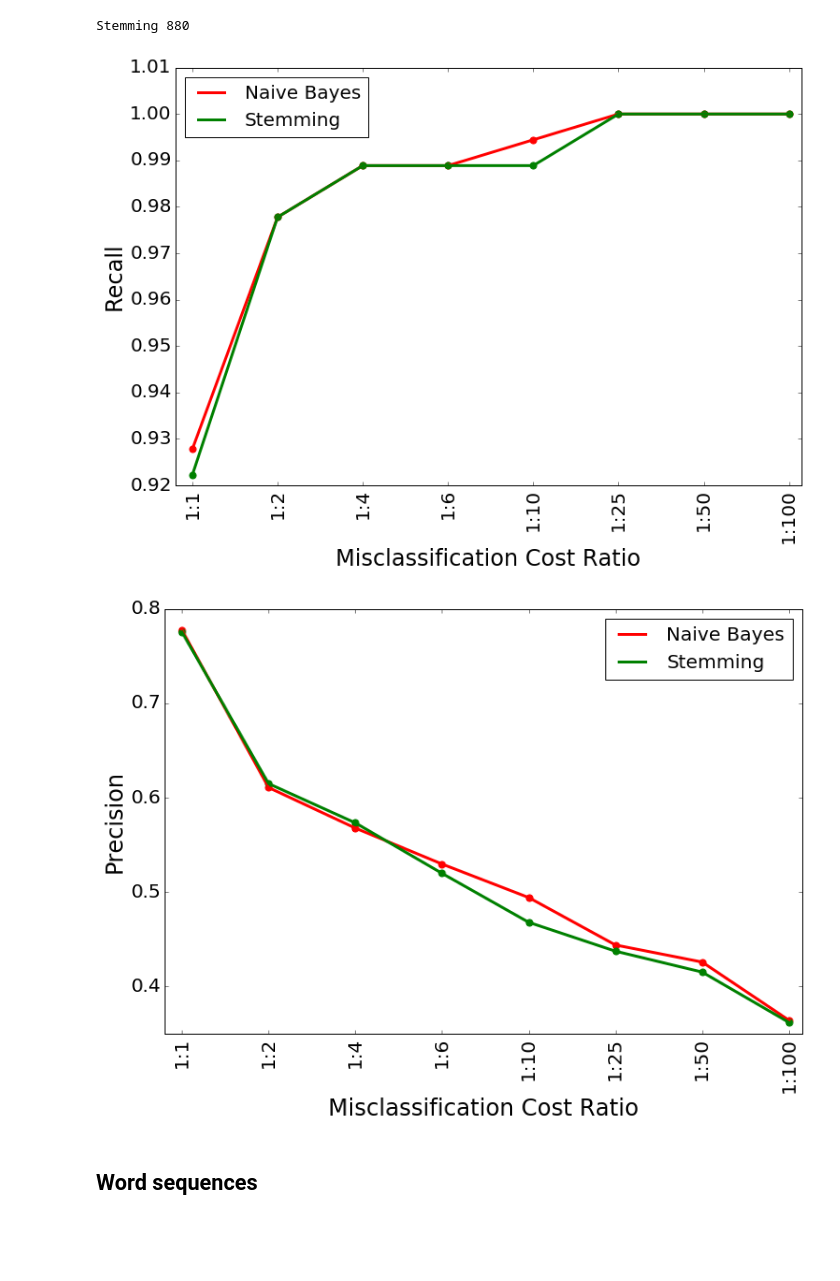
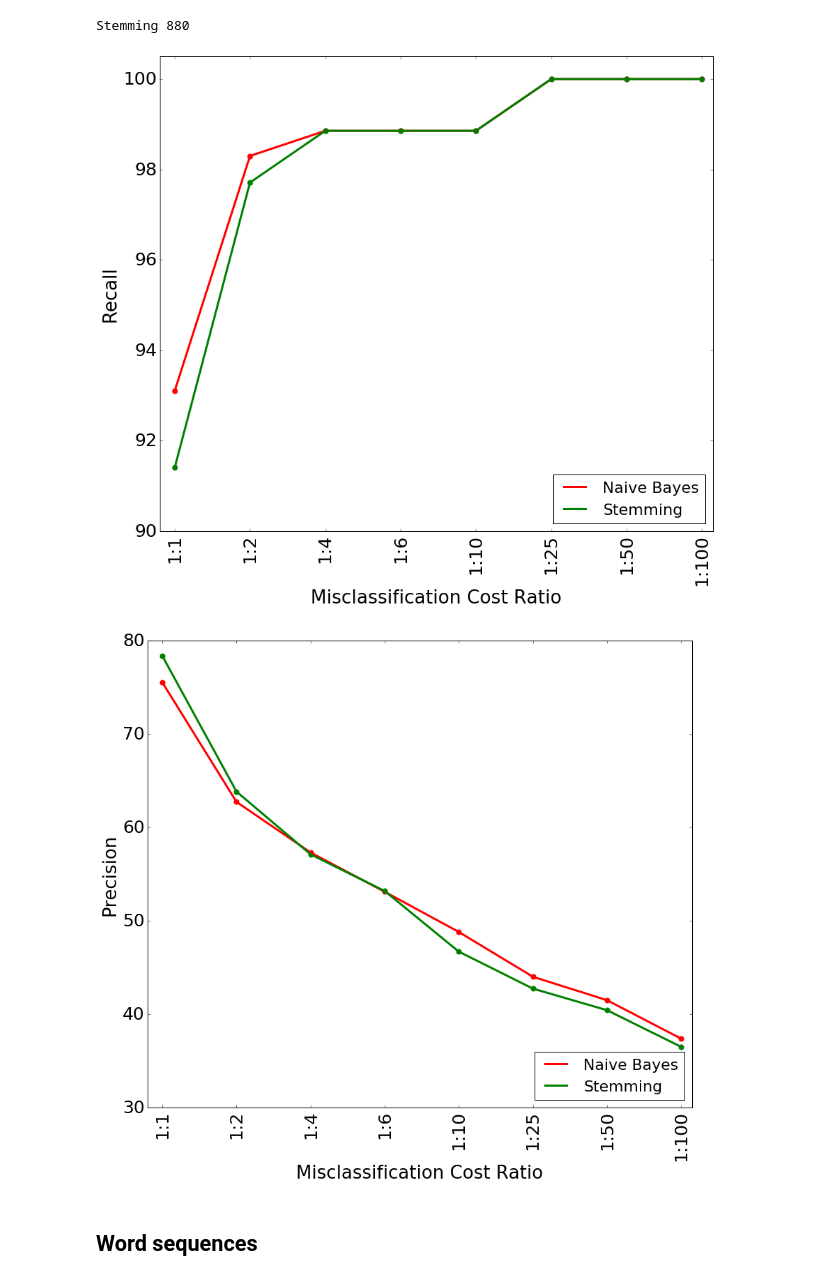
Before and after one commit to borjaeg/thete, a Jupyter notebook: Paper.ipynb, the cells around one changed output. Drawn from its saved outputs; the diff is of its cells as text; code cells hidden in the pictures; blank space fills up the shorter version.

Commit message:
results normalized to agree with paper documentation

```diff
--- a/Paper.ipynb
+++ b/Paper.ipynb
@@ -285,16 +265,20 @@ recall_avg['Naive Bayes'] = recall_baseline
 precision_avg['Naive Bayes'] = precision_baseline
 extractors.append(("Naive Bayes", MultinomialNB))
 extractors = extractors[::-1]
+# %%
+recall_avg_normalized, precision_avg_normalized = normalize(recall_avg, precision_avg)
 # %%
-plot_image(axis_costs, recall_avg, title="RECALL", ylim = [0.92, 1.01],
-           xlim = cxlim, colors="rg", models=extractors, name="recall_stemming", labels = labels, ylabel="Recall")
+plot_image(axis_costs, recall_avg_normalized, title="RECALL", ylim = [90, 100.5],
+           xlim = cxlim, colors="rg", models=extractors, name="recall_stemming", labels = labels, ylabel="Recall",
+        loc ="lower right")
 # %% [output]
-[figure, old version]
+[figure, new version]
 # %%
-plot_image(axis_costs, precision_avg, title="PRECISION", ylim = [0.35, 0.8],
-           xlim = cxlim, colors="rg", models=extractors, name="precision_stemming", labels = labels, ylabel="Precision")
+plot_image(axis_costs, precision_avg_normalized, title="PRECISION", ylim = [30, 80],
+           xlim = cxlim, colors="rg", models=extractors, name="precision_stemming", labels = labels, ylabel="Precision",
+           loc ="lower right")
 # %% [output]
-[figure, old version]
+[figure, new version]
 # %% [markdown]
 ## Word sequences
 # %%
```
Also changed, not shown: parts of 6 cells of this notebook, 1 other file.
